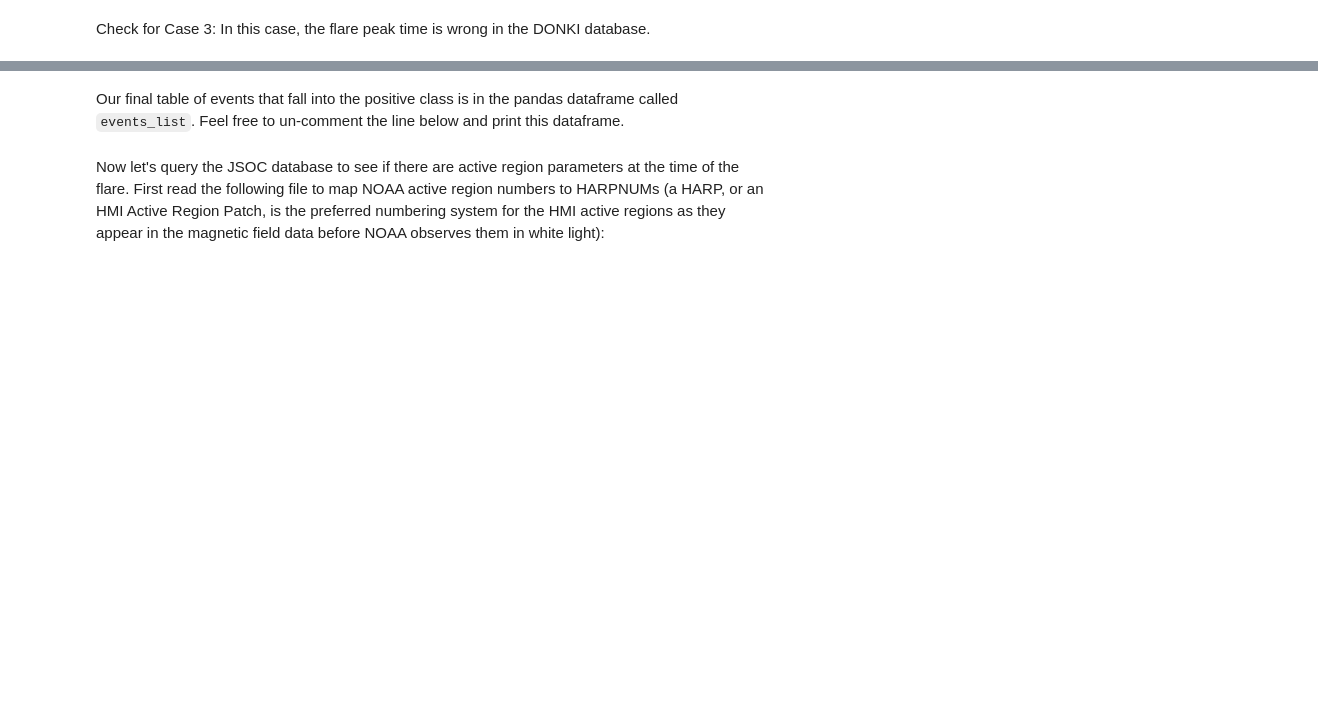
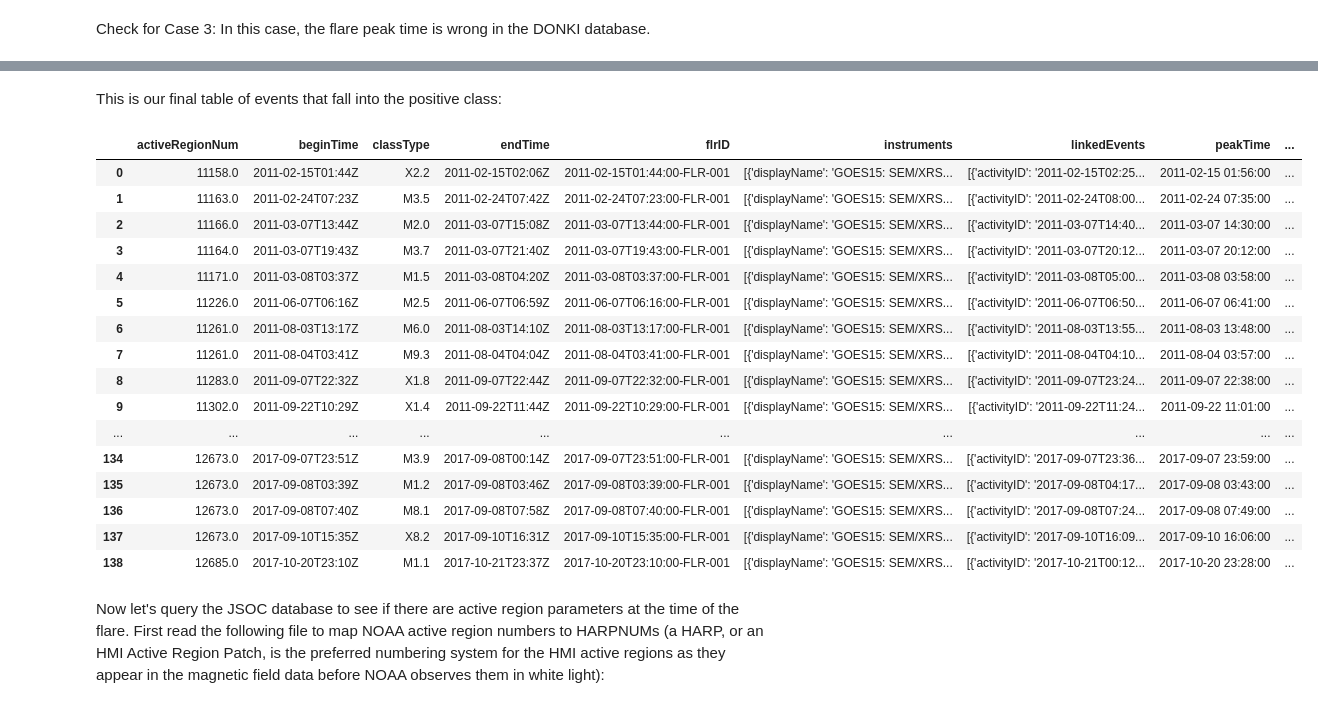
Before and after one commit to HelioML/HelioML, a Jupyter notebook: content/02/1/notebook.ipynb, the cells around one changed output, grey strips where cells are left out. Saved outputs shown, nothing was run; the diff lists cells and outputs as text; code cells hidden in the pictures; blank space fills up the shorter version.

```diff
--- a/content/02/1/notebook.ipynb
+++ b/content/02/1/notebook.ipynb
@@ -305,2 +268,2 @@ There are 42 DONKI mistakes so far.
 # %% [markdown]
-Our final table of events that fall into the positive class is in the pandas dataframe called `events_list`. Feel free to un-comment the line below and print this dataframe.
+This is our final table of events that fall into the positive class:
@@ -309,3 +270,23 @@ Our final table of events that fall into the positive class is in the pandas dat
+# %%
+events_list
+# %% [output]
+|  | activeRegionNum | beginTime | classType | endTime | flrID | instruments | linkedEvents | peakTime | ... |
+| 0 | 11158.0 | 2011-02-15T01:44Z | X2.2 | 2011-02-15T02:06Z | 2011-02-15T01:44:00-FLR-001 | [{'displayName': 'GOES15: SEM/XRS... | [{'activityID': '2011-02-15T02:25... | 2011-02-15 01:56:00 | ... |
+| 1 | 11163.0 | 2011-02-24T07:23Z | M3.5 | 2011-02-24T07:42Z | 2011-02-24T07:23:00-FLR-001 | [{'displayName': 'GOES15: SEM/XRS... | [{'activityID': '2011-02-24T08:00... | 2011-02-24 07:35:00 | ... |
+| 2 | 11166.0 | 2011-03-07T13:44Z | M2.0 | 2011-03-07T15:08Z | 2011-03-07T13:44:00-FLR-001 | [{'displayName': 'GOES15: SEM/XRS... | [{'activityID': '2011-03-07T14:40... | 2011-03-07 14:30:00 | ... |
+| 3 | 11164.0 | 2011-03-07T19:43Z | M3.7 | 2011-03-07T21:40Z | 2011-03-07T19:43:00-FLR-001 | [{'displayName': 'GOES15: SEM/XRS... | [{'activityID': '2011-03-07T20:12... | 2011-03-07 20:12:00 | ... |
+| 4 | 11171.0 | 2011-03-08T03:37Z | M1.5 | 2011-03-08T04:20Z | 2011-03-08T03:37:00-FLR-001 | [{'displayName': 'GOES15: SEM/XRS... | [{'activityID': '2011-03-08T05:00... | 2011-03-08 03:58:00 | ... |
+| 5 | 11226.0 | 2011-06-07T06:16Z | M2.5 | 2011-06-07T06:59Z | 2011-06-07T06:16:00-FLR-001 | [{'displayName': 'GOES15: SEM/XRS... | [{'activityID': '2011-06-07T06:50... | 2011-06-07 06:41:00 | ... |
+| 6 | 11261.0 | 2011-08-03T13:17Z | M6.0 | 2011-08-03T14:10Z | 2011-08-03T13:17:00-FLR-001 | [{'displayName': 'GOES15: SEM/XRS... | [{'activityID': '2011-08-03T13:55... | 2011-08-03 13:48:00 | ... |
+| 7 | 11261.0 | 2011-08-04T03:41Z | M9.3 | 2011-08-04T04:04Z | 2011-08-04T03:41:00-FLR-001 | [{'displayName': 'GOES15: SEM/XRS... | [{'activityID': '2011-08-04T04:10... | 2011-08-04 03:57:00 | ... |
+| 8 | 11283.0 | 2011-09-07T22:32Z | X1.8 | 2011-09-07T22:44Z | 2011-09-07T22:32:00-FLR-001 | [{'displayName': 'GOES15: SEM/XRS... | [{'activityID': '2011-09-07T23:24... | 2011-09-07 22:38:00 | ... |
+| 9 | 11302.0 | 2011-09-22T10:29Z | X1.4 | 2011-09-22T11:44Z | 2011-09-22T10:29:00-FLR-001 | [{'displayName': 'GOES15: SEM/XRS... | [{'activityID': '2011-09-22T11:24... | 2011-09-22 11:01:00 | ... |
+| ... | ... | ... | ... | ... | ... | ... | ... | ... | ... |
+| 134 | 12673.0 | 2017-09-07T23:51Z | M3.9 | 2017-09-08T00:14Z | 2017-09-07T23:51:00-FLR-001 | [{'displayName': 'GOES15: SEM/XRS... | [{'activityID': '2017-09-07T23:36... | 2017-09-07 23:59:00 | ... |
+| 135 | 12673.0 | 2017-09-08T03:39Z | M1.2 | 2017-09-08T03:46Z | 2017-09-08T03:39:00-FLR-001 | [{'displayName': 'GOES15: SEM/XRS... | [{'activityID': '2017-09-08T04:17... | 2017-09-08 03:43:00 | ... |
+| 136 | 12673.0 | 2017-09-08T07:40Z | M8.1 | 2017-09-08T07:58Z | 2017-09-08T07:40:00-FLR-001 | [{'displayName': 'GOES15: SEM/XRS... | [{'activityID': '2017-09-08T07:24... | 2017-09-08 07:49:00 | ... |
+| 137 | 12673.0 | 2017-09-10T15:35Z | X8.2 | 2017-09-10T16:31Z | 2017-09-10T15:35:00-FLR-001 | [{'displayName': 'GOES15: SEM/XRS... | [{'activityID': '2017-09-10T16:09... | 2017-09-10 16:06:00 | ... |
+| 138 | 12685.0 | 2017-10-20T23:10Z | M1.1 | 2017-10-21T23:37Z | 2017-10-20T23:10:00-FLR-001 | [{'displayName': 'GOES15: SEM/XRS... | [{'activityID': '2017-10-21T00:12... | 2017-10-20 23:28:00 | ... |
 # %% [markdown]
 Now let's query the JSOC database to see if there are active region parameters at the time of the flare. First read the following file to map NOAA active region numbers to HARPNUMs (a HARP, or an HMI Active Region Patch, is the preferred numbering system for the HMI active regions as they appear in the magnetic field data before NOAA observes them in white light):
 # %%
```
Also changed, not shown: parts of 29 cells of this notebook, 17 other files.
